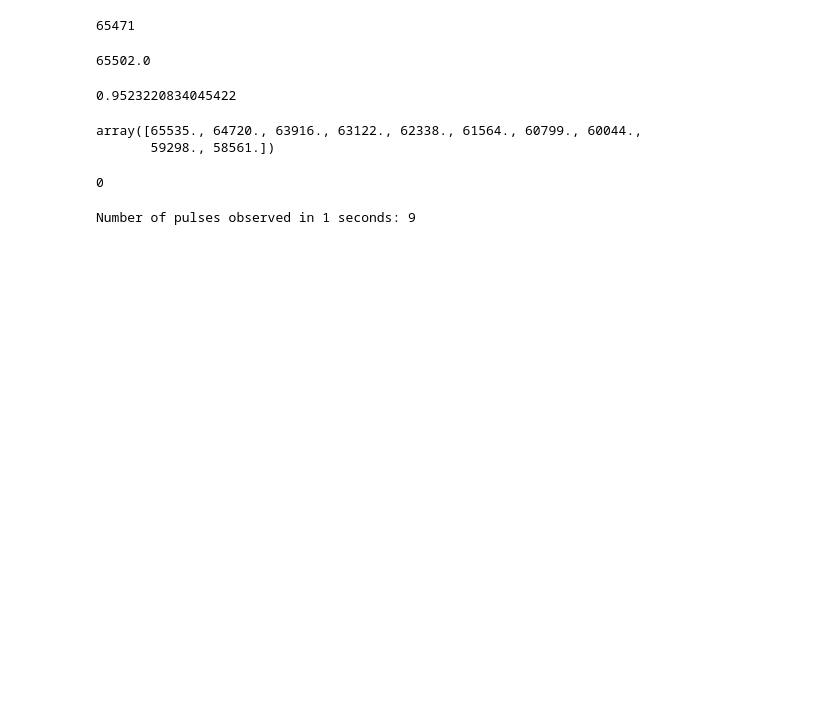
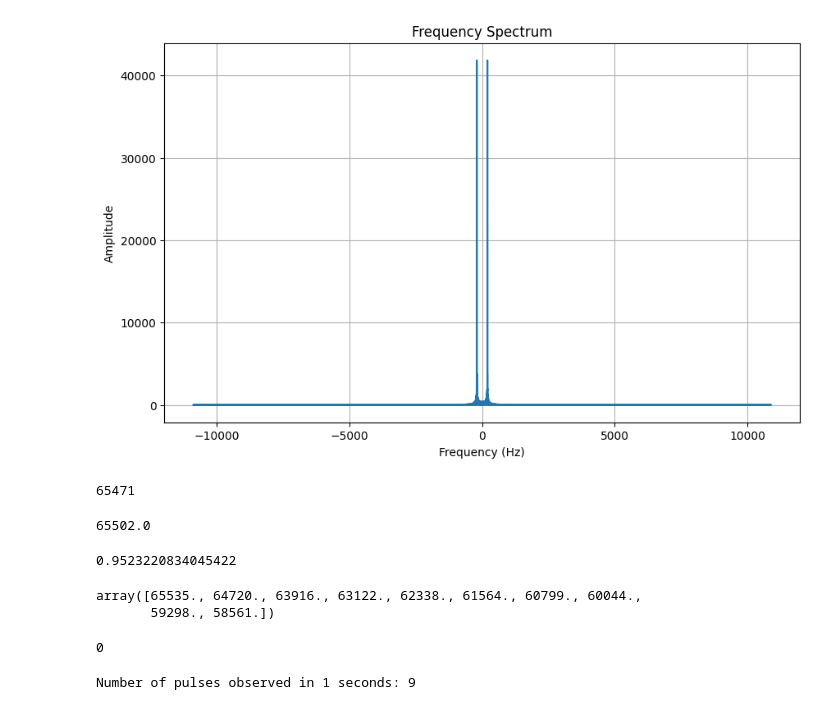
Before and after one commit to dcrovo/Neutrino-Pulse-Generator, a Jupyter notebook: test.ipynb, the cells around one changed output. Cells and saved outputs as stored; diff of their text form; code cells hidden in the pictures; blank space fills up the shorter version.

```diff
--- a/test.ipynb
+++ b/test.ipynb
@@ -45,3 +48,19 @@ plt.show()
+# %%
+
+# Calculate the FFT (Fast Fourier Transform) to obtain the frequency spectrum
+fft_result = np.fft.fft(mod_signal)
+fft_freq = np.fft.fftfreq(len(mod_signal),4.59e-05)
+
+# Plot the frequency spectrum
+plt.figure(figsize=(10, 6))
+plt.title("Frequency Spectrum")
+plt.xlabel("Frequency (Hz)")
+plt.ylabel("Amplitude")
+plt.plot(fft_freq, np.abs(fft_result))
+plt.grid()
+plt.show()
+# %% [output]
+[figure, added]
 # %%
 import numpy as np
 
```
Also changed, not shown: parts of 5 cells of this notebook, 52 other files.
